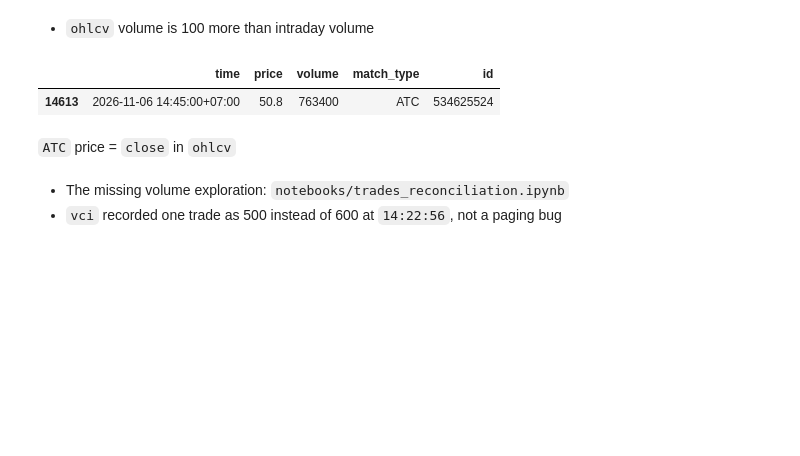
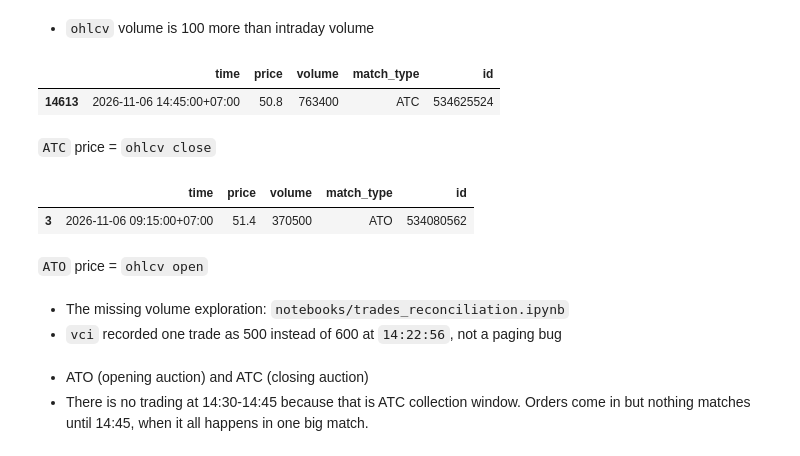
Before and after one commit to DanhHoangLongDuong/Vietnam-stock-market-pipeline, a Jupyter notebook: notebooks/explore.ipynb, the cells around one changed output. Saved outputs shown, nothing was run; the diff lists cells and outputs as text; code cells hidden in the pictures; blank space fills up the shorter version.

```diff
--- a/notebooks/explore.ipynb
+++ b/notebooks/explore.ipynb
@@ -396,7 +408,17 @@ fpt[fpt["match_type"] == "ATC"]
 |  | time | price | volume | match_type | id |
 | 14613 | 2026-11-06 14:45:00+07:00 | 50.8 | 763400 | ATC | 534625524 |
 # %% [markdown]
-`ATC` price = `close` in `ohlcv`
+`ATC` price = `ohlcv close`
+# %%
+fpt[fpt["match_type"] == "ATO"]
+# %% [output]
+|  | time | price | volume | match_type | id |
+| 3 | 2026-11-06 09:15:00+07:00 | 51.4 | 370500 | ATO | 534080562 |
+# %% [markdown]
+`ATO` price = `ohlcv open`
 # %% [markdown]
 - The missing volume exploration: `notebooks/trades_reconciliation.ipynb`
 - `vci` recorded one trade as 500 instead of 600 at `14:22:56`, not a paging bug
+# %% [markdown]
+- ATO (opening auction) and ATC (closing auction)
+- There is no trading at 14:30-14:45 because that is ATC collection window. Orders come in but nothing matches until 14:45, when it all happens in one big match.
```
Also changed, not shown: parts of 9 cells of this notebook.
